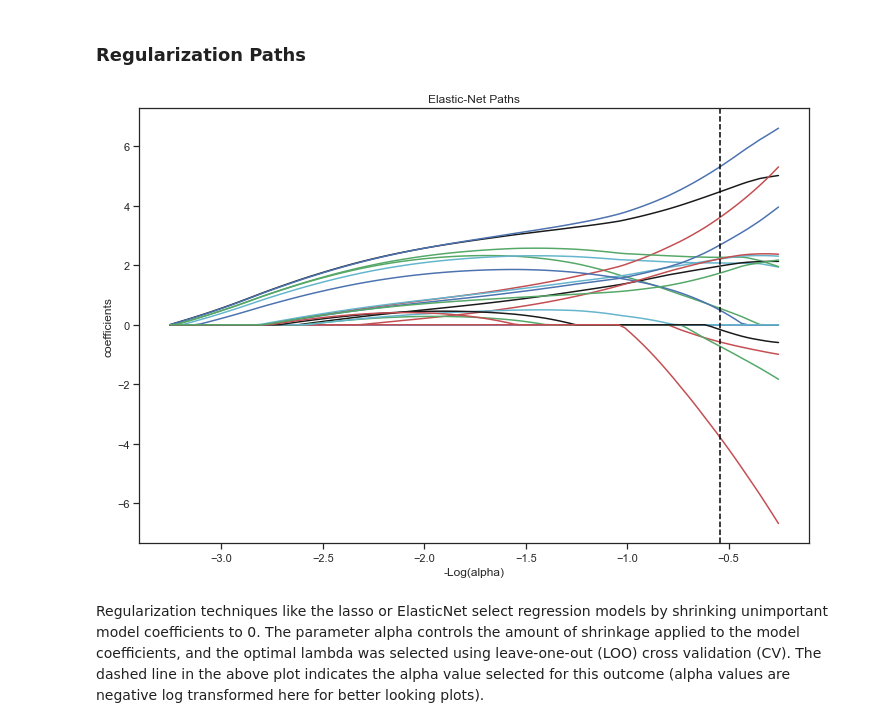
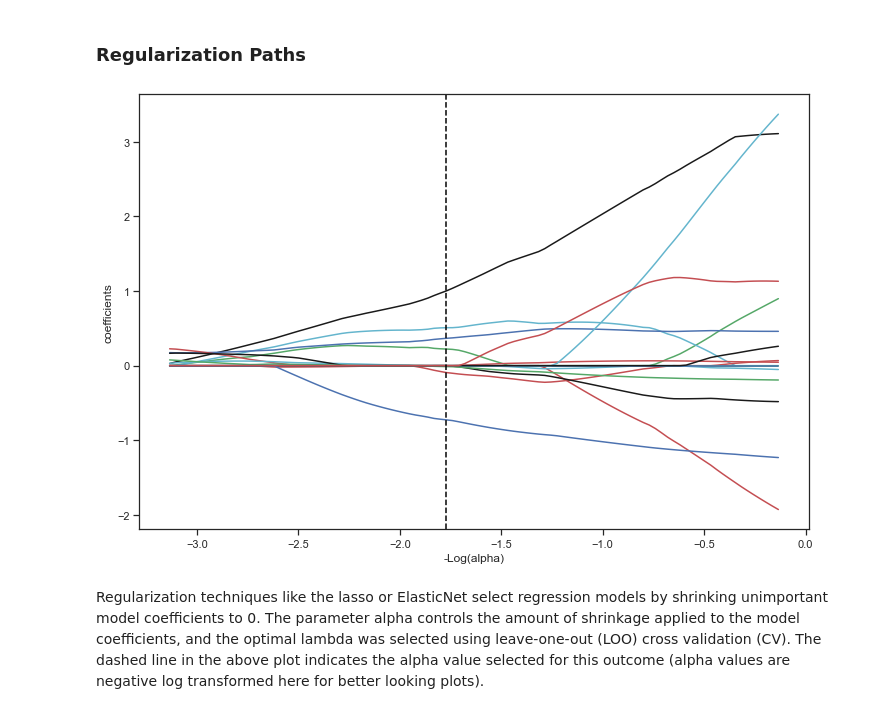
Before and after one commit to netiony/CHCO-Code, a Jupyter notebook: Petter Bjornstad/Renal Imaging/renal_imaging.ipynb, the cells around one changed output. Saved outputs shown, nothing was run; the diff lists cells and outputs as text; code cells hidden in the pictures.

```diff
--- a/Petter Bjornstad/Renal Imaging/renal_imaging.ipynb
+++ b/Petter Bjornstad/Renal Imaging/renal_imaging.ipynb
@@ -3,13 +3,15 @@ import pandas as pd
 import numpy as np
 import matplotlib.pyplot as plt
 import seaborn as sns
+import statsmodels.api as sm
 from itertools import cycle
 from patsy import dmatrices
 from sklearn.ensemble import RandomForestRegressor
 from sklearn.preprocessing import StandardScaler
-from sklearn.linear_model import ElasticNetCV,ElasticNet,enet_path
+from sklearn.linear_model import ElasticNetCV,ElasticNet,enet_path,Lasso,LassoCV,lasso_path
 from sklearn.datasets import make_regression
 from redcap import Project
+wd = '/Volumes/PEDS/RI Biostatistics Core/Shared/Shared Projects/Laura/Peds Endo/Petter Bjornstad/Renal Imaging/'
 # %%
 # # Import data from REDCap
 # api_url = 'https://redcap.ucdenver.edu/api/'
@@ -18,7 +20,7 @@ from redcap import Project
 # data = project.export_records(forms=['parent_demographics'])
 # %%
 # Import data
-df = pd.read_csv('/Users/timvigers/Desktop/177844RenalBloodFlow_DATA_2021-12-14_1401.csv')
+df = pd.read_csv(wd + 'Data_Raw/177844RenalBloodFlow_DATA_2021-12-15_0836.csv')
 # Predictors
 r_rbf_avg = df[['r_rbf_avg_sr','r_rbf_avg_sup_sr','r_rbf_avg_inf_sr','r_rbf_avg_3b_sr']].sum(axis=1)
 r_rbf_avg[r_rbf_avg == 0] = np.nan
@@ -54,7 +56,7 @@ calculated = {'r_rbf_avg':r_rbf_avg,'r_rbf_avg_vein':r_rbf_avg_vein,'l_rbf_avg':
              'eGFR_schwartz':eGFR_schwartz}
 calc_df = pd.concat(calculated,axis=1)
 # Add other columns
-final_df = pd.concat([df[['record_id','hr_mri_sr','hr_mri_rv_sr','hr_mri_la_sr','hr_mri_lv_sr',
+final_df = pd.concat([df[['hr_mri_sr','hr_mri_rv_sr','hr_mri_la_sr','hr_mri_lv_sr',
                          'a1_peak_flow_sr','a1_max_vel_sr','a1_avg_vol_sr','a2_peak_flow_sr','a2_max_vel_sr','a2_avg_flow_sr']],calc_df,
                df[['igfr','igfr_ab']]],axis=1)
 # Averages
@@ -83,37 +85,45 @@ sns.pairplot(final_df,y_vars=outcomes,x_vars=pred);
 ## ElasticNet
 # %%
 # Model matrices
-y,X = dmatrices('igfr~'+'+'.join(pred),data=final_df,return_type="dataframe")
+y,X = dmatrices('igfr~'+'+'.join(pred),data=final_df)
 # Scale X
-X.iloc[:,1:] = X.iloc[:,1:]/X.iloc[:,1:].std(0)
-# To arrays
-y = np.array(y)
-X = np.array(X)
+# X.iloc[:,1:] = X.iloc[:,1:]/X.iloc[:,1:].std(0)
 # LOO CV
-regr = ElasticNetCV(cv=X.shape[0])
+regr = LassoCV(cv=X.shape[0],max_iter=10000)
 # ElasticNet CV
 regr = regr.fit(X, y.ravel())
+# Get alpha following 1SE rule
+mse = regr.mse_path_
+# Average CV error for each alpha value
+m = pd.DataFrame(mse).mean(axis=1)
+# SE of the average error
+se = m.sem()
+mm = m.min()
+# Max allowable error
+max_err = mm + se
+# Get highest alpha (most shrinkage) within 1SE of minimum
+a = regr.alphas_[np.where(m <= max_err)[0][0]]
 # Re-fit with optimized params
-model = ElasticNet(alpha=regr.alpha_, l1_ratio=regr.l1_ratio_)
-fit = model.fit(X, y.ravel())
+# model = ElasticNet(alpha=regr.alpha_, l1_ratio=regr.l1_ratio_)
+model = Lasso(alpha=a)
+fit = model.fit(X, y)
 # %% [markdown]
 ### Regularization Paths
 # %%
-alphas_enet, coefs_enet, _ = fit.path(X,y)
+alphas, coefs, _ = fit.path(X, y, alphas=regr.alphas_,max_iter=10000)
 # Plot
 plt.rcParams['figure.figsize'] = [12, 8]
 plt.figure(1)
 colors = cycle(["b", "r", "g", "c", "k"])
-neg_log_alphas_enet = -np.log10(alphas_enet)
-for coef_e, c in zip(coefs_enet[0], colors):
-    l2 = plt.plot(neg_log_alphas_enet, coef_e, c=c)
-plt.axvline(x = -np.log10(fit.alpha),color = 'black',linestyle = '--',label = 'alpha')
+neg_log_alphas = -np.log10(alphas)
+for coef, c in zip(coefs[0], colors):
+    l2 = plt.plot(neg_log_alphas, coef, c=c)
+plt.axvline(x = -np.log10(fit.alpha),color = 'black',linestyle = '--')
 plt.xlabel("-Log(alpha)")
 plt.ylabel("coefficients")
-plt.title("Elastic-Net Paths")
 plt.axis("tight");
 # %% [output]
-[figure, old version]
+[figure, new version]
 # %% [markdown]
 Regularization techniques like the lasso or ElasticNet select regression models by shrinking unimportant model coefficients to 0. The parameter alpha controls the amount of shrinkage applied to the model coefficients, and the optimal lambda was selected using leave-one-out (LOO) cross validation (CV). The dashed line in the above plot indicates the alpha value selected for this outcome (alpha values are negative log transformed here for better looking plots).
 # %% [markdown]
```
Also changed, not shown: parts of 7 cells of this notebook.
